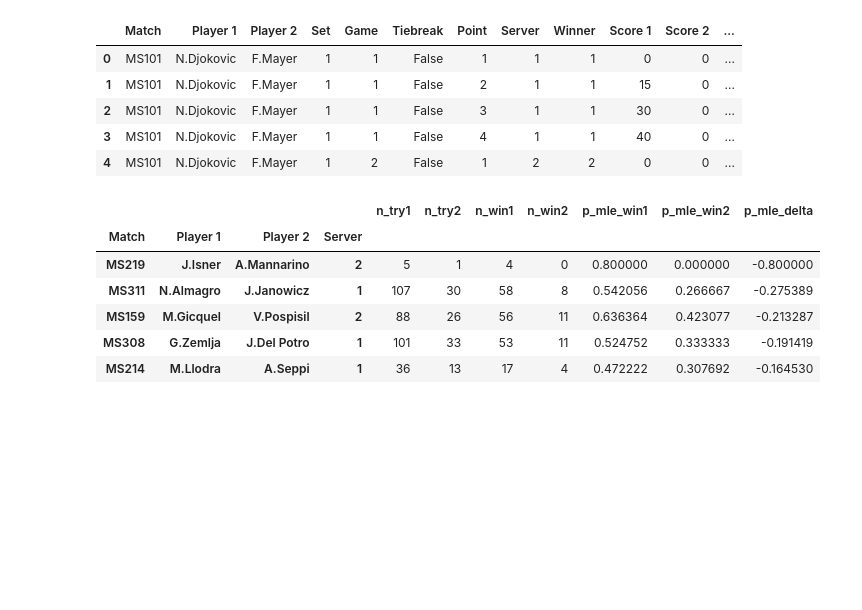
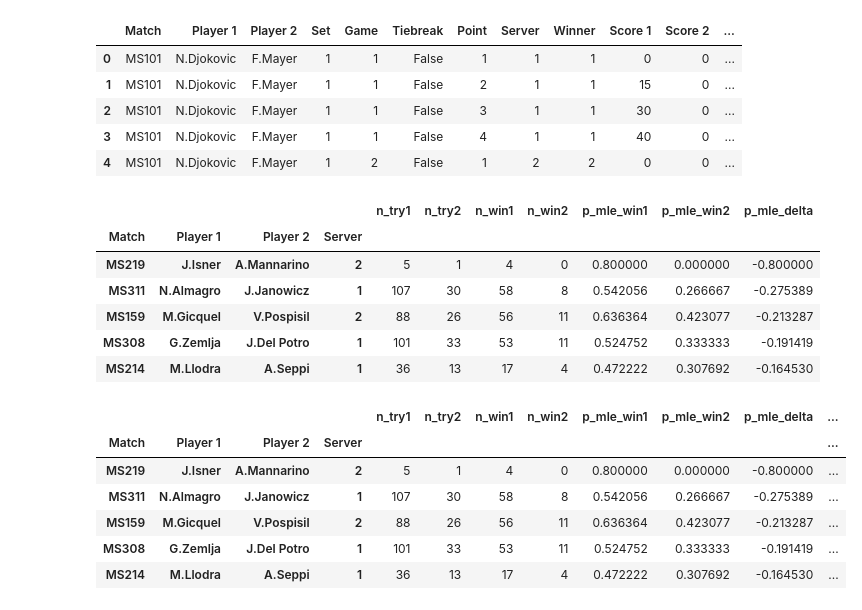
Before and after one commit to psarka/tennis, a Jupyter notebook: Tennis!.ipynb, the cells around one changed output. Saved outputs shown, nothing was run; the diff lists cells and outputs as text; code cells hidden in the pictures; blank space fills up the shorter version.

```diff
--- a/Tennis!.ipynb
+++ b/Tennis!.ipynb
@@ -91,3 +106,13 @@ df.head()
+# %%
+df.head()
+# %% [output]
+|  |  |  |  | n_try1 | n_try2 | n_win1 | n_win2 | p_mle_win1 | p_mle_win2 | p_mle_delta | ... |
+| Match | Player 1 | Player 2 | Server |  |  |  |  |  |  |  | ... |
+| MS219 | J.Isner | A.Mannarino | 2 | 5 | 1 | 4 | 0 | 0.800000 | 0.000000 | -0.800000 | ... |
+| MS311 | N.Almagro | J.Janowicz | 1 | 107 | 30 | 58 | 8 | 0.542056 | 0.266667 | -0.275389 | ... |
+| MS159 | M.Gicquel | V.Pospisil | 2 | 88 | 26 | 56 | 11 | 0.636364 | 0.423077 | -0.213287 | ... |
+| MS308 | G.Zemlja | J.Del Potro | 1 | 101 | 33 | 53 | 11 | 0.524752 | 0.333333 | -0.191419 | ... |
+| MS214 | M.Llodra | A.Seppi | 1 | 36 | 13 | 17 | 4 | 0.472222 | 0.307692 | -0.164530 | ... |
 # %%
 def f(x):
     return list(x.values.astype(np.int))
```
Also changed, not shown: parts of 12 cells of this notebook.
